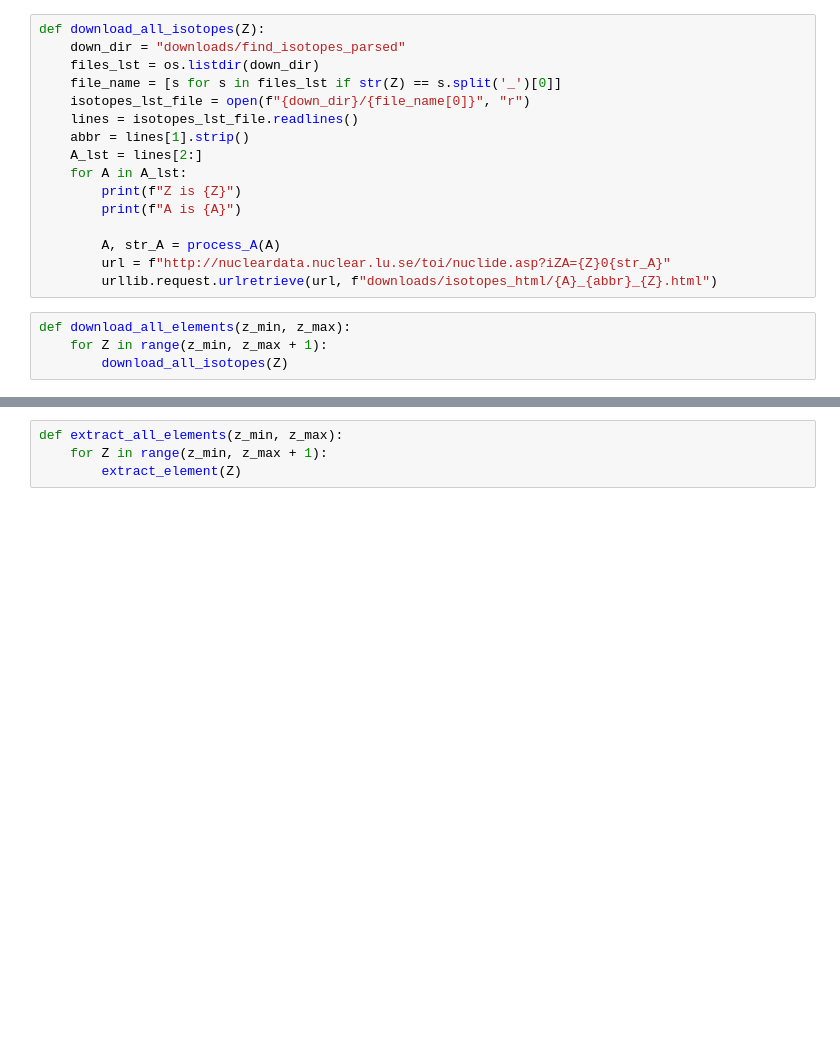
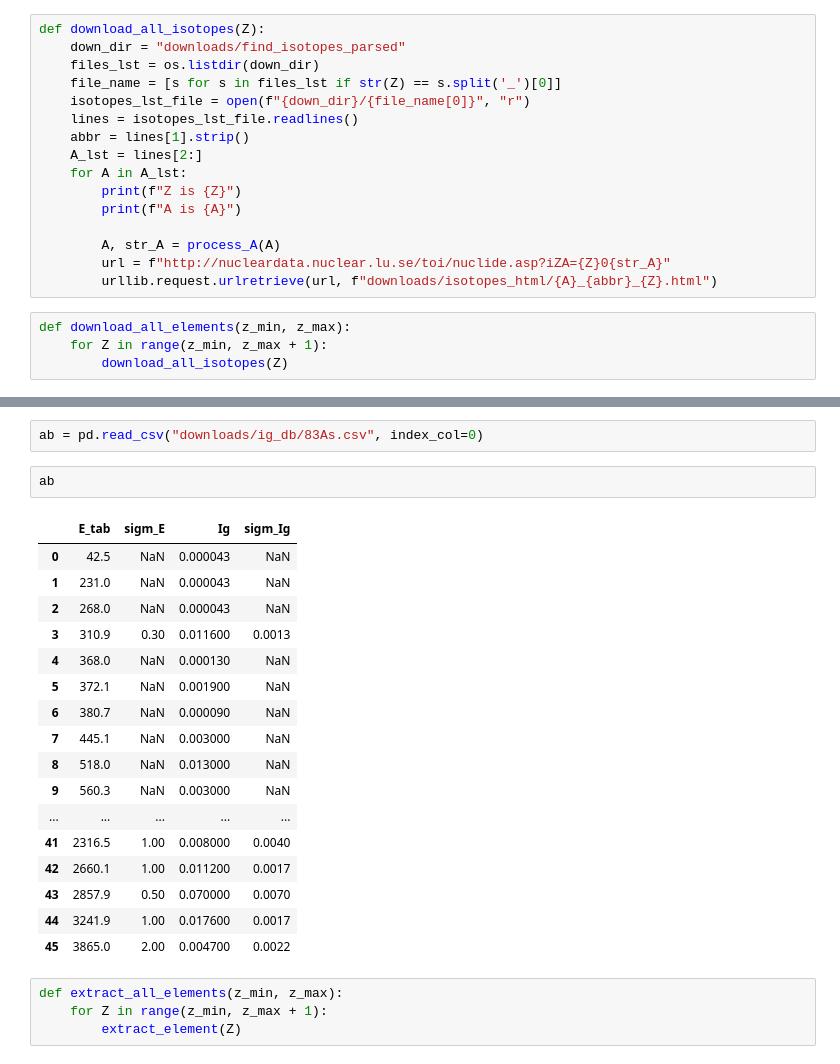
Before and after one commit to rzehumat/HPGeResAnalyzer, a Jupyter notebook: download_all.ipynb, the cells around one changed output, grey strips where cells are left out. Drawn from its saved outputs; the diff is of its cells as text; blank space fills up the shorter version.

```diff
--- a/download_all.ipynb
+++ b/download_all.ipynb
@@ -152,3 +226,25 @@ def extract_Igamma(A, element, Z):
+# %%
+ab = pd.read_csv("downloads/ig_db/83As.csv", index_col=0)
+# %%
+ab
+# %% [output]
+|  | E_tab | sigm_E | Ig | sigm_Ig |
+| 0 | 42.5 | NaN | 0.000043 | NaN |
+| 1 | 231.0 | NaN | 0.000043 | NaN |
+| 2 | 268.0 | NaN | 0.000043 | NaN |
+| 3 | 310.9 | 0.30 | 0.011600 | 0.0013 |
+| 4 | 368.0 | NaN | 0.000130 | NaN |
+| 5 | 372.1 | NaN | 0.001900 | NaN |
+| 6 | 380.7 | NaN | 0.000090 | NaN |
+| 7 | 445.1 | NaN | 0.003000 | NaN |
+| 8 | 518.0 | NaN | 0.013000 | NaN |
+| 9 | 560.3 | NaN | 0.003000 | NaN |
+| ... | ... | ... | ... | ... |
+| 41 | 2316.5 | 1.00 | 0.008000 | 0.0040 |
+| 42 | 2660.1 | 1.00 | 0.011200 | 0.0017 |
+| 43 | 2857.9 | 0.50 | 0.070000 | 0.0070 |
+| 44 | 3241.9 | 1.00 | 0.017600 | 0.0017 |
+| 45 | 3865.0 | 2.00 | 0.004700 | 0.0022 |
 # %%
 def extract_all_elements(z_min, z_max):
     for Z in range(z_min, z_max + 1):
```
Also changed, not shown: parts of 5 cells of this notebook.
